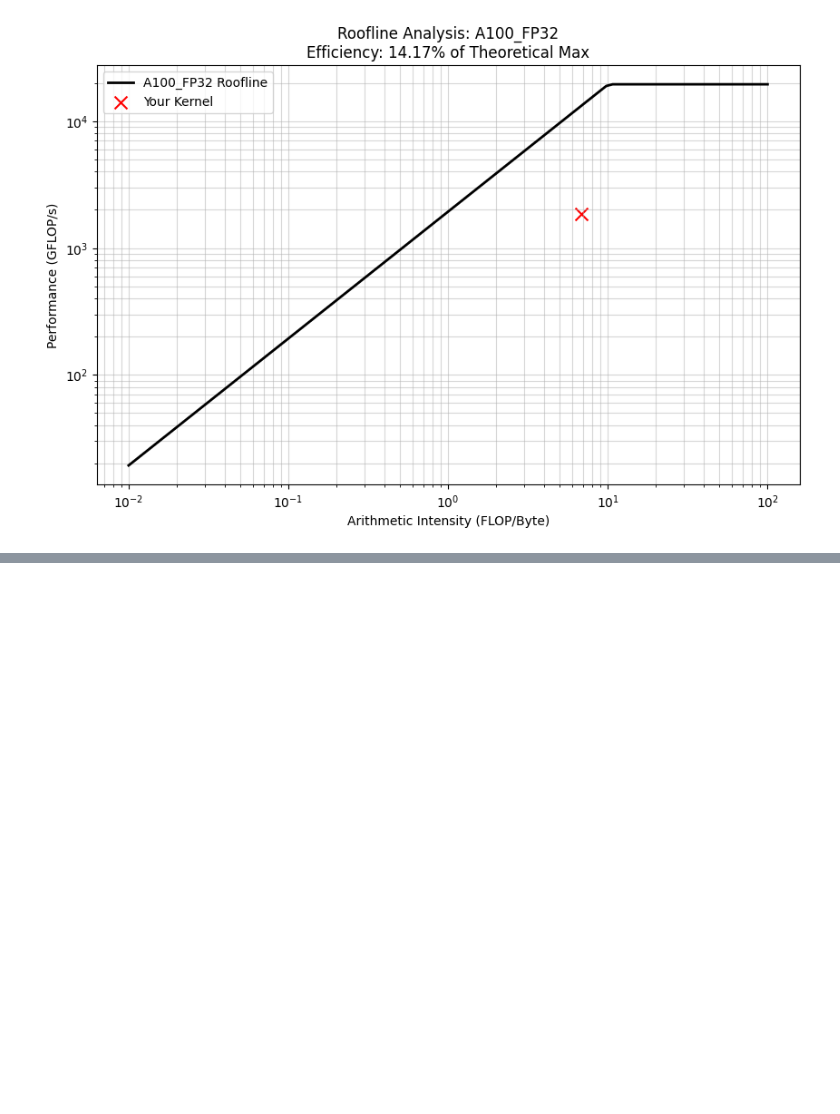
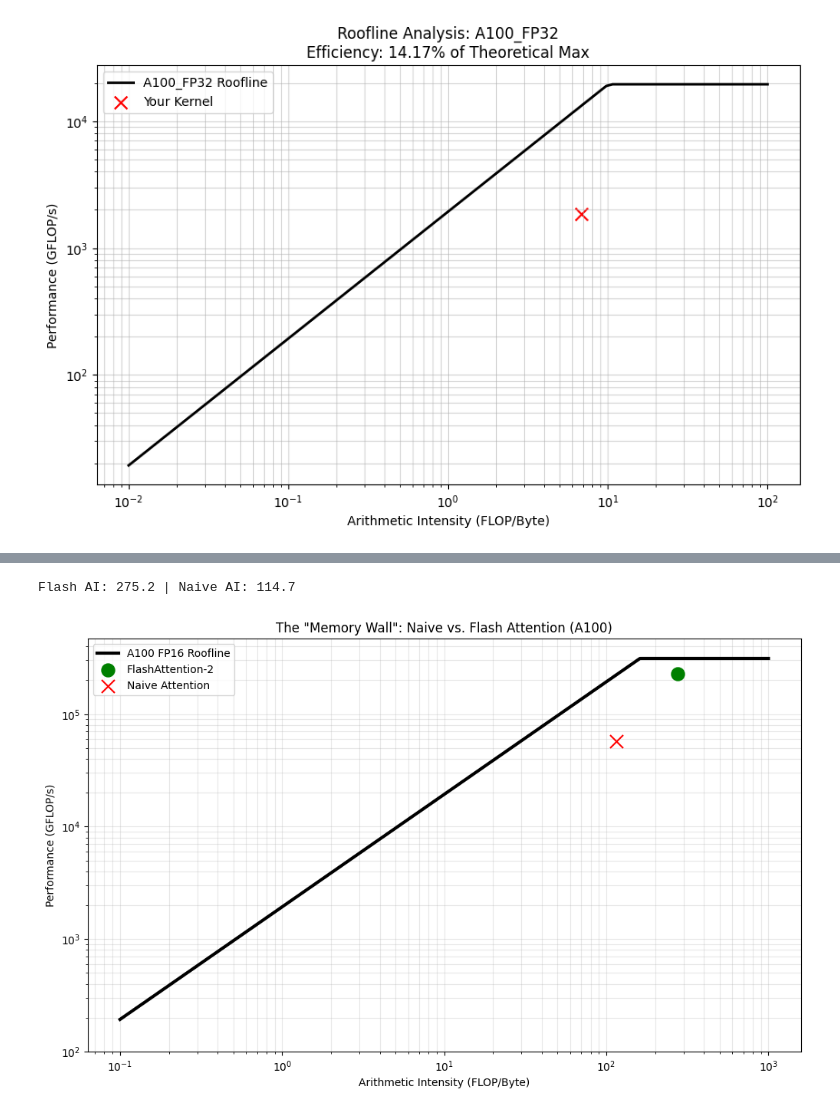
Before and after one commit to ayush-os/roofline-fun, a Jupyter notebook: roofline-gen.ipynb, the cells around one changed output, grey strips where cells are left out. Cells and saved outputs as stored; diff of their text form; code cells hidden in the pictures; blank space fills up the shorter version.

```diff
--- a/roofline-gen.ipynb
+++ b/roofline-gen.ipynb
@@ -107,0 +124,50 @@ plot_roofline(
+# %%
+import matplotlib.pyplot as plt
+import numpy as np
+
+gpu_configs = {
+    'A100_FP16': {'peak_flops': 312000, 'peak_bw': 1935}
+}
+
+def plot_attention_comparison():
+    config = gpu_configs['A100_FP16']
+    peak_flops = config['peak_flops']
+    peak_bw = config['peak_bw']
+
+    # Setup Range: Wide enough to see both kernels
+    ai_range = np.logspace(-1, 3, 1000)
+    roofline = np.minimum(peak_flops, peak_bw * ai_range)
+
+    plt.figure(figsize=(12, 7))
+    plt.loglog(ai_range, roofline, label='A100 FP16 Roofline', color='black', lw=3)
+
+    # --- 1. FLASH ATTENTION (Your current numbers) ---
+    fa_flops, fa_bytes, fa_time = 6.88e10, 0.25e9, 300000
+    fa_ai = fa_flops / fa_bytes
+    fa_gflops = (fa_flops / 1e9) / (fa_time / 1e9)
+    plt.scatter(fa_ai, fa_gflops, color='green', marker='o', s=150, label='FlashAttention-2', zorder=5)
+
+    # --- 2. NAIVE ATTENTION (Estimated for same N=2048, d=128) ---
+    # Naive writes N*N matrix (2048*2048) * 2 bytes (FP16) * 32 heads = ~268MB
+    # PLUS the original Q,K,V,O. Total bytes is much higher (~0.6e9)
+    # Because it is memory-bound, it takes much longer (~1200us)
+    naive_flops, naive_bytes, naive_time = 6.88e10, 0.6e9, 1200000
+    naive_ai = naive_flops / naive_bytes
+    naive_gflops = (naive_flops / 1e9) / (naive_time / 1e9)
+    plt.scatter(naive_ai, naive_gflops, color='red', marker='x', s=150, label='Naive Attention', zorder=5)
+
+    # Formatting
+    plt.title('The "Memory Wall": Naive vs. Flash Attention (A100)')
+    plt.xlabel('Arithmetic Intensity (FLOP/Byte)')
+    plt.ylabel('Performance (GFLOP/s)')
+    plt.ylim(100, peak_flops * 1.5)
+    plt.grid(True, which="both", ls="-", alpha=0.3)
+    plt.legend()
+
+    print(f"Flash AI: {fa_ai:.1f} | Naive AI: {naive_ai:.1f}")
+    plt.show()
+
+plot_attention_comparison()
+# %% [output]
+Flash AI: 275.2 | Naive AI: 114.7
+[figure, added]
```
Also changed, not shown: parts of 3 cells of this notebook.
